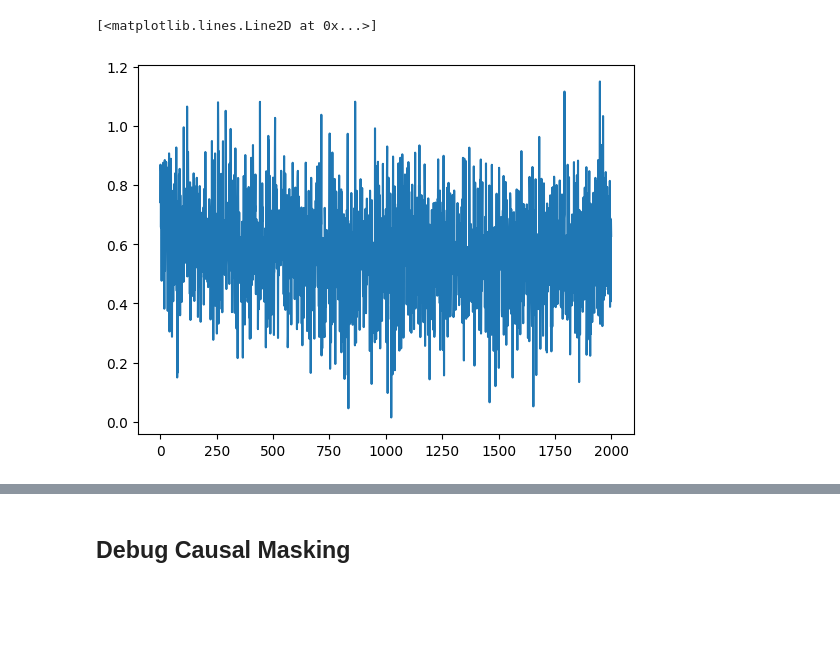
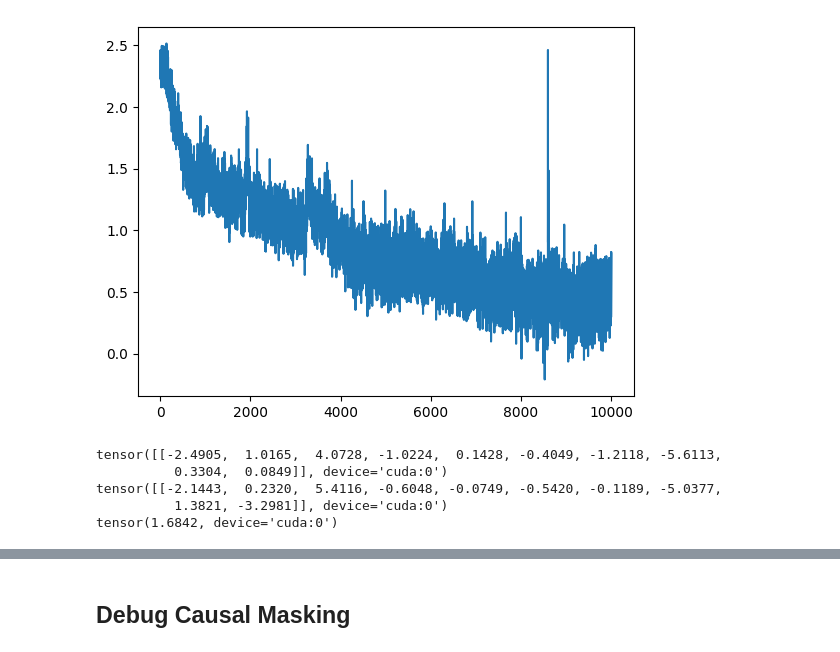
Before and after one commit to zenglingqi647/ICL, a Jupyter notebook: initialization/test_transformer_model.ipynb, the cells around one changed output, grey strips where cells are left out. Drawn from its saved outputs; the diff is of its cells as text; code cells hidden in the pictures; blank space fills up the shorter version.

```diff
--- a/initialization/test_transformer_model.ipynb
+++ b/initialization/test_transformer_model.ipynb
@@ -118,27 +127,33 @@ tensor(10.5557, device='cuda:0')
 # %%
 transformer = Transformer(
-    num_layers=4,
+    num_layers=12,
     input_dim=dims,
     num_heads=4,
-    mlp_hidden_dim=16,
-    is_causal=False,
-    activation="softmax"
+    mlp_hidden_dim=128,
+    is_causal=True,
+    activation="softmax",
+    layer_norm=True,
+    seq_len=2*seq_len-1,
+    embed_dim=128
 ).to(device)
 
-loss_list = []
-optimizer = torch.optim.AdamW(transformer.parameters(), lr=0.01)
-for _ in trange(2000):
-    x, y, w, interweaved = generate_data(batch_size=64, seq_len=seq_len, dims=dims)
+transformer, loss_list = train(transformer, steps=10000)
+plt.plot(np.arange(len(loss_list)), np.log(loss_list))
+plt.show()
+
+transformer.eval()
+with torch.no_grad():
+    x, y, w, interweaved = generate_data(batch_size=1, seq_len=seq_len, dims=dims)
     output = transformer(interweaved[:, :-1, :])
     pred = output[:, ::2, 0]
     loss = torch.mean((pred - y[:, :, 0]) ** 2)
-    assert not torch.isnan(loss), loss
-    optimizer.zero_grad()
-    loss.backward()
-    optimizer.step()
-    loss_list.append(loss.item())
+    print(pred)
+    print(y[:, :, 0])
+    print(loss)
+# %% [output]
+[figure, added]
+tensor([[-2.4905,  1.0165,  4.0728, -1.0224,  0.1428, -0.4049, -1.2118, -5.6113,
+          0.3304,  0.0849]], device='cuda:0')
+tensor([[-2.1443,  0.2320,  5.4116, -0.6048, -0.0749, -0.5420, -0.1189, -5.0377,
+          1.3821, -3.2981]], device='cuda:0')
+tensor(1.6842, device='cuda:0')
-# %%
-plt.plot(np.arange(len(loss_list)), np.log(loss_list))
-# %% [output]
-[<matplotlib.lines.Line2D at 0x...>]
-[figure, removed]
```
Also changed, not shown: parts of 9 cells of this notebook, 1 other file.
